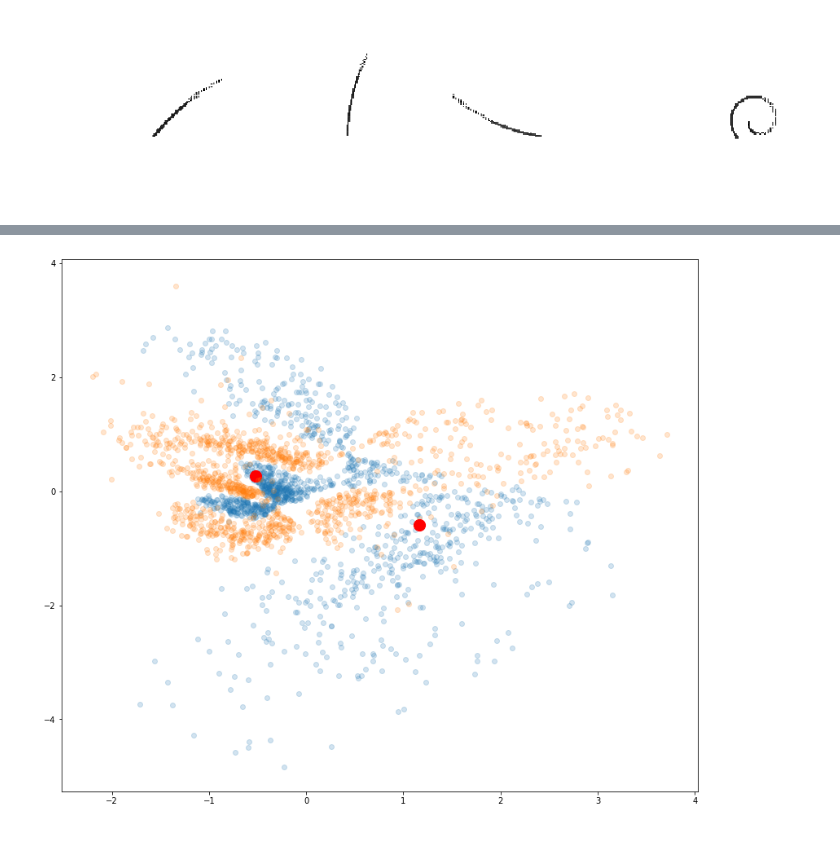
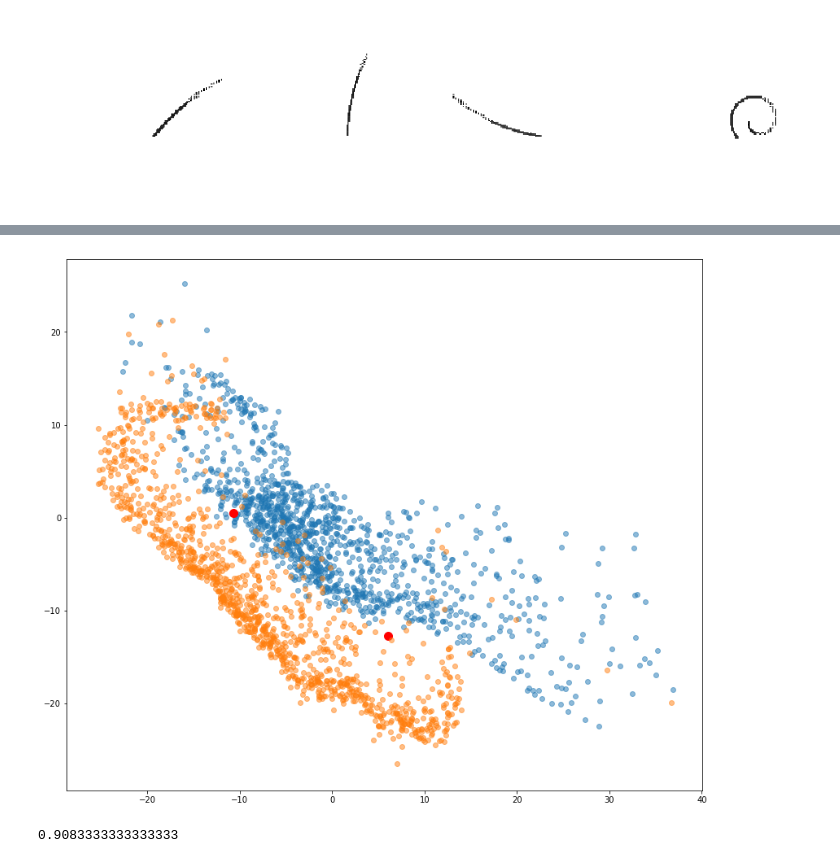
Before and after one commit to ATTPC/VAE-event-classification, a Jupyter notebook: notebooks/simulated_convae_tutorial.ipynb, the cells around one changed output, grey strips where cells are left out. Saved outputs shown, nothing was run; the diff lists cells and outputs as text; code cells hidden in the pictures.

```diff
--- a/notebooks/simulated_convae_tutorial.ipynb
+++ b/notebooks/simulated_convae_tutorial.ipynb
@@ -39,7 +29,3 @@ with names train_targets.npy and test_targets.npy
 """
 
 x_full, x_labeled, y = dl.load_simulated("128")
-#(x_full, _), (x_labeled, y) = tf.keras.datasets.mnist.load_data()
-y = y if len(y.shape) == 1 else y.argmax(1)
-#x_full = np.expand_dims(x_full, -1)/ 255
-#x_labeled = np.expand_dims(x_labeled, -1)/ 255
@@ -163,11 +136,12 @@ latent losses for each epoch.
 """
 
 epochs = 200
-batch_size = 50
+batch_size = 150
 earlystop = True
 sess = tf.InteractiveSession()
 
 lx, lz = model.train(
+    x_full,
     sess,
     epochs,
     batch_size,
@@ -231,18 +189,13 @@ identify a clustering. We chose the latent dimension to be 2 to give an easy
 visualization. We observe that there is a very good class separation in the space.
 """
 all_labeled = x_labeled.reshape((x_labeled.shape[0], -1))
-latent_labeled = model.run_large(sess, model.z_seq[0], all_labeled)
-#latent_labeled = TSNE(2).fit_transform(latent_labeled)
-fig, ax = plt.subplots(figsize=(14, 8), ncols=2)
-physics = ["Proton", "Carbon"]
-mnist = ["{}".format(i) for i in range(len(np.unique(y)))]
-classes = physics if len(np.unique(y)) == 2 else mnist
+latent_labeled = model.run_large(sess, model.z_seq[0], all_labeled, shuffle=False)
+fig, ax = plt.subplots(figsize=(14, 8))
+classes = ["Proton", "Carbon"]
 
-ax[1].scatter(latent_labeled[:,0], latent_labeled[:,1], alpha=0.3)
-for i in range(len(np.unique(y))):
-    class_samples = latent_labeled[y == i]
-    ax[0].scatter(class_samples[:,0], class_samples[:,1], label=classes[i], alpha=0.4)
-    ax[i].set_title("Latent space of simulated AT-TPC data")
-    ax[i].set_aspect("equal")
-    ax[0].legend(loc="best")
+for i in range(2):
+    class_samples = latent_labeled[y.argmax(1) == i]
+    ax.scatter(class_samples[:,0], class_samples[:,1], label=classes[i], alpha=0.6)
+ax.set_title("Latent space of simulated AT-TPC data")
+ax.legend(loc="best")
 # %% [output]
@@ -250,16 +204,27 @@ for i in range(len(np.unique(y))):
 # %%
 from sklearn.cluster import SpectralClustering, KMeans
+
 transform_labeled = latent_labeled#PCA(latent_labeled.shape[1]).fit_transform(latent_labeled)
-transform_labeled = (transform_labeled-transform_labeled.mean(0))/transform_labeled.std(0)
+#transform_labeled = (transform_labeled-transform_labeled.mean(0))/transform_labeled.std(0)
 fig, ax = plt.subplots(figsize=(14, 12),)
-km = KMeans(2, n_init=100) #affinity="nearest_neighbors")
+km = KMeans(2,) #affinity="nearest_neighbors")
 km.fit(transform_labeled)
 pred_clusters = km.labels_
 
-for i in range(len(np.unique(y))):
-    class_samples = transform_labeled[y == i]
-    ax.scatter(class_samples[:,0], class_samples[:,1], alpha=0.2)
+for i in range(2):
+    class_samples = transform_labeled[y.argmax(1) == i]
+    ax.scatter(class_samples[:,0], class_samples[:,1], alpha=0.5)
     center = np.mean(transform_labeled[pred_clusters == i], axis=0)
-    ax.scatter(center[0], center[1], s=200, c="r")
+    ax.scatter(center[0], center[1], s=100, c="r")
 # %% [output]
-[figure, old version]
+[figure, new version]
+# %%
+from sklearn.linear_model import LogisticRegression
+from sklearn.model_selection import train_test_split
+
+lr_train, lr_test, y_train, y_test = train_test_split(latent_labeled, y)
+lr_model = LogisticRegression()
+lr_model.fit(lr_train, y_train.argmax(1))
+lr_model.score(lr_test, y_test.argmax(1))
+# %% [output]
+0.9083333333333333
```
Also changed, not shown: parts of 12 cells of this notebook, 2 other files.
